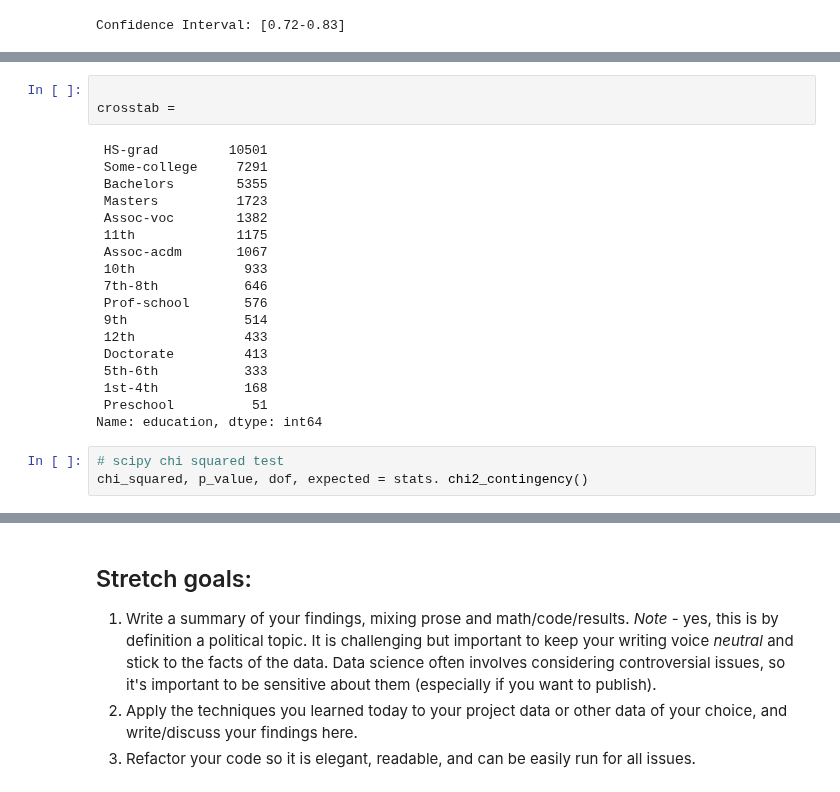
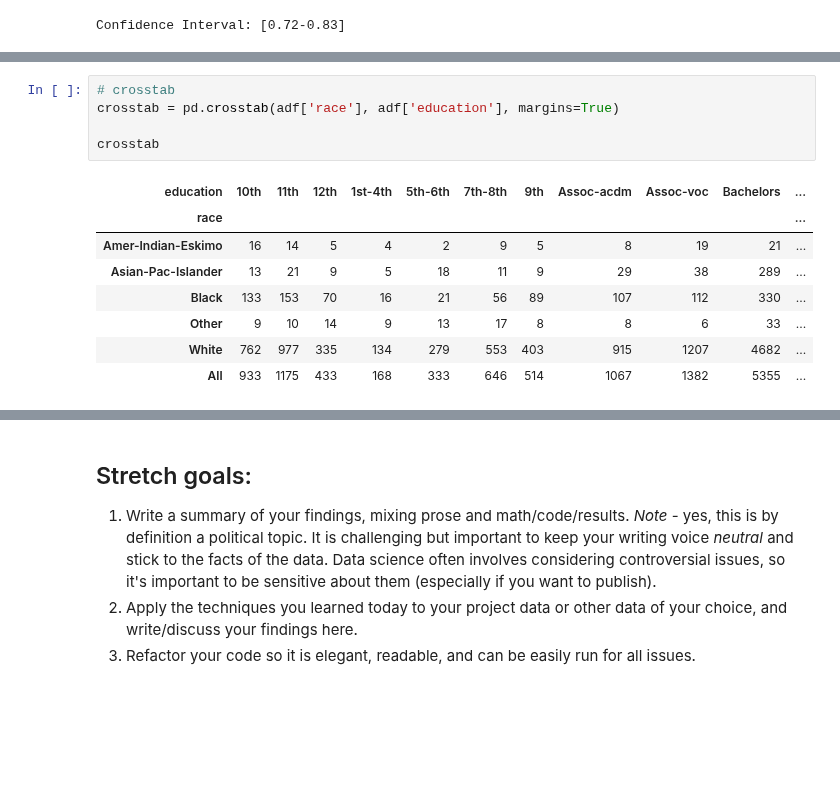
Before and after one commit to bloominstituteoftechnology/DS-Unit-1-Sprint-2-Statistics, a Jupyter notebook: module2/LS_DS_122_Sampling_Confidence_Intervals_and_Hypothesis_Testing_Assignment.ipynb, the cells around one changed output, grey strips where cells are left out. Drawn from its saved outputs; the diff is of its cells as text; blank space fills up the shorter version.

Commit message:
Finished chi-squared test

```diff
--- a/module2/LS_DS_122_Sampling_Confidence_Intervals_and_Hypothesis_Testing_Assignment.ipynb
+++ b/module2/LS_DS_122_Sampling_Confidence_Intervals_and_Hypothesis_Testing_Assignment.ipynb
@@ -147,27 +154,17 @@ adf.head()
 | 2 | 38 | Private | 215646 | HS-grad | 9 | Divorced | Handlers-cleaners | Not-in-family | ... |
 | 3 | 53 | Private | 234721 | 11th | 7 | Married-civ-spouse | Handlers-cleaners | Husband | ... |
 | 4 | 28 | Private | 338409 | Bachelors | 13 | Married-civ-spouse | Prof-specialty | Wife | ... |
-# %%
-
-crosstab =
-# %% [output]
- HS-grad         10501
- Some-college     7291
- Bachelors        5355
- Masters          1723
- Assoc-voc        1382
- 11th             1175
- Assoc-acdm       1067
- 10th              933
- 7th-8th           646
- Prof-school       576
- 9th               514
- 12th              433
- Doctorate         413
- 5th-6th           333
- 1st-4th           168
- Preschool          51
-Name: education, dtype: int64
-# %%
-# scipy chi squared test
-chi_squared, p_value, dof, expected = stats. chi2_contingency()
+# %%
+# crosstab
+crosstab = pd.crosstab(adf['race'], adf['education'], margins=True)
+
+crosstab
+# %% [output]
+| education | 10th | 11th | 12th | 1st-4th | 5th-6th | 7th-8th | 9th | Assoc-acdm | Assoc-voc | Bachelors | ... |
+| race |  |  |  |  |  |  |  |  |  |  | ... |
+| Amer-Indian-Eskimo | 16 | 14 | 5 | 4 | 2 | 9 | 5 | 8 | 19 | 21 | ... |
+| Asian-Pac-Islander | 13 | 21 | 9 | 5 | 18 | 11 | 9 | 29 | 38 | 289 | ... |
+| Black | 133 | 153 | 70 | 16 | 21 | 56 | 89 | 107 | 112 | 330 | ... |
+| Other | 9 | 10 | 14 | 9 | 13 | 17 | 8 | 8 | 6 | 33 | ... |
+| White | 762 | 977 | 335 | 134 | 279 | 553 | 403 | 915 | 1207 | 4682 | ... |
+| All | 933 | 1175 | 433 | 168 | 333 | 646 | 514 | 1067 | 1382 | 5355 | ... |
```
Also changed, not shown: parts of 10 cells of this notebook.
